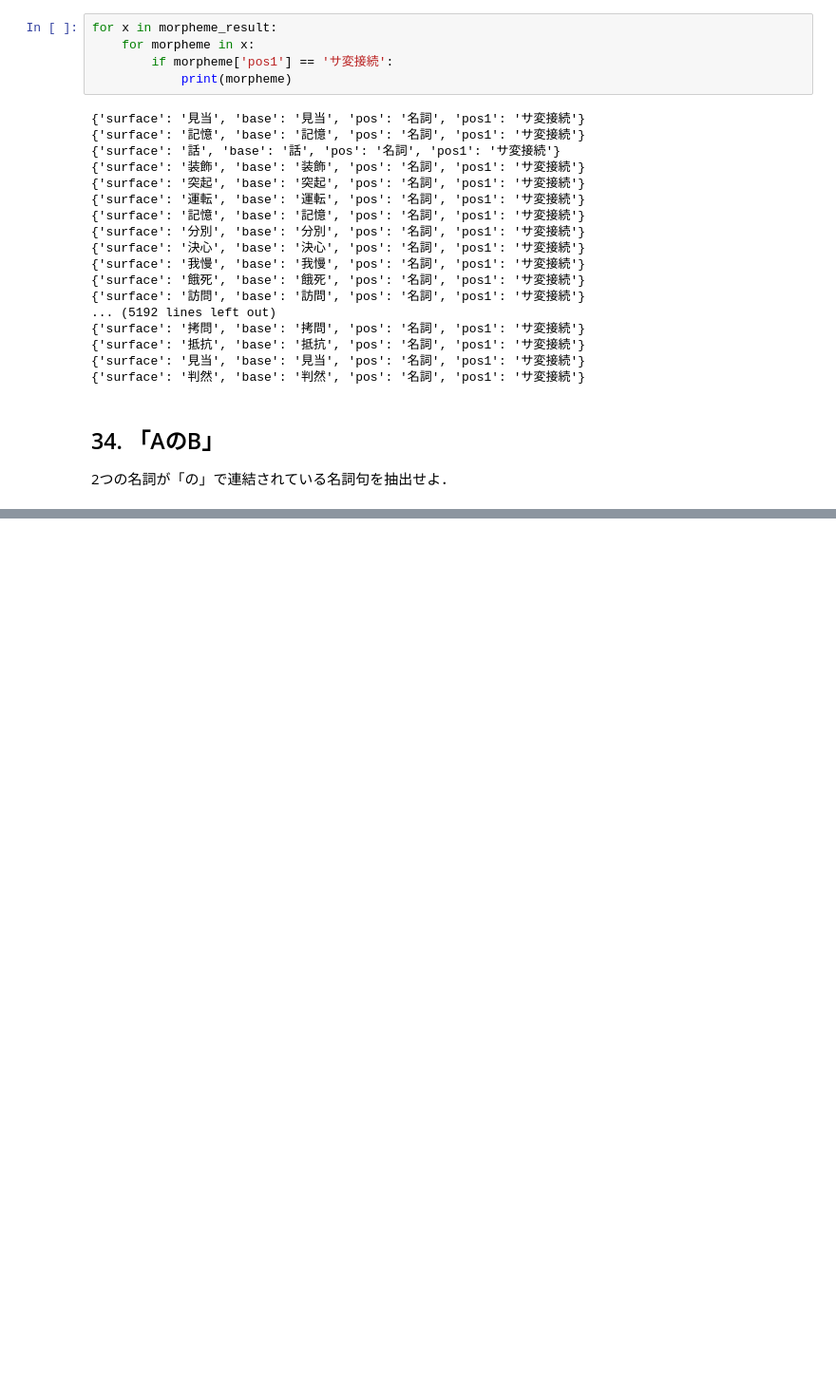
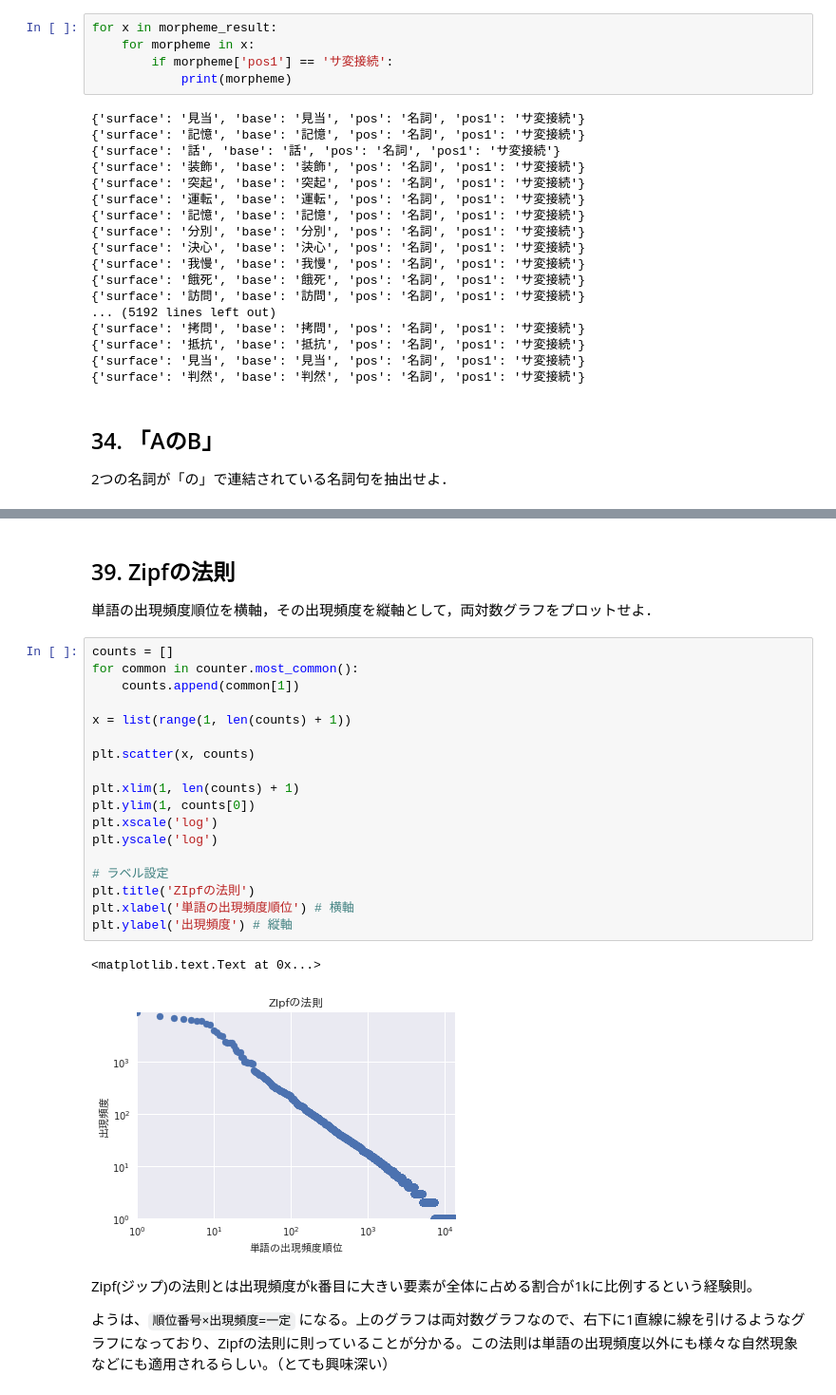
Before and after one commit to kimukkimu/nlp100, a Jupyter notebook: ch4/Untitled.ipynb, the cells around one changed output, grey strips where cells are left out. Shown at 95% size. Cells and saved outputs as stored; diff of their text form; blank space fills up the shorter version.

```diff
--- a/ch4/Untitled.ipynb
+++ b/ch4/Untitled.ipynb
@@ -201,0 +295,28 @@ answer
+# %% [markdown]
+## 39. Zipfの法則
+単語の出現頻度順位を横軸，その出現頻度を縦軸として，両対数グラフをプロットせよ．
+# %%
+counts = []
+for common in counter.most_common():
+    counts.append(common[1])
+
+x = list(range(1, len(counts) + 1))
+
+plt.scatter(x, counts)
+
+plt.xlim(1, len(counts) + 1)
+plt.ylim(1, counts[0])
+plt.xscale('log')
+plt.yscale('log')
+
+# ラベル設定
+plt.title('ZIpfの法則')
+plt.xlabel('単語の出現頻度順位') # 横軸
+plt.ylabel('出現頻度') # 縦軸
+# %% [output]
+<matplotlib.text.Text at 0x...>
+[figure, added]
+# %% [markdown]
+Zipf(ジップ)の法則とは出現頻度がk番目に大きい要素が全体に占める割合が1kに比例するという経験則。
+
+ようは、`順位番号×出現頻度=一定` になる。上のグラフは両対数グラフなので、右下に1直線に線を引けるようなグラフになっており、Zipfの法則に則っていることが分かる。この法則は単語の出現頻度以外にも様々な自然現象などにも適用されるらしい。（とても興味深い）
```
Also changed, not shown: parts of 10 cells of this notebook.
